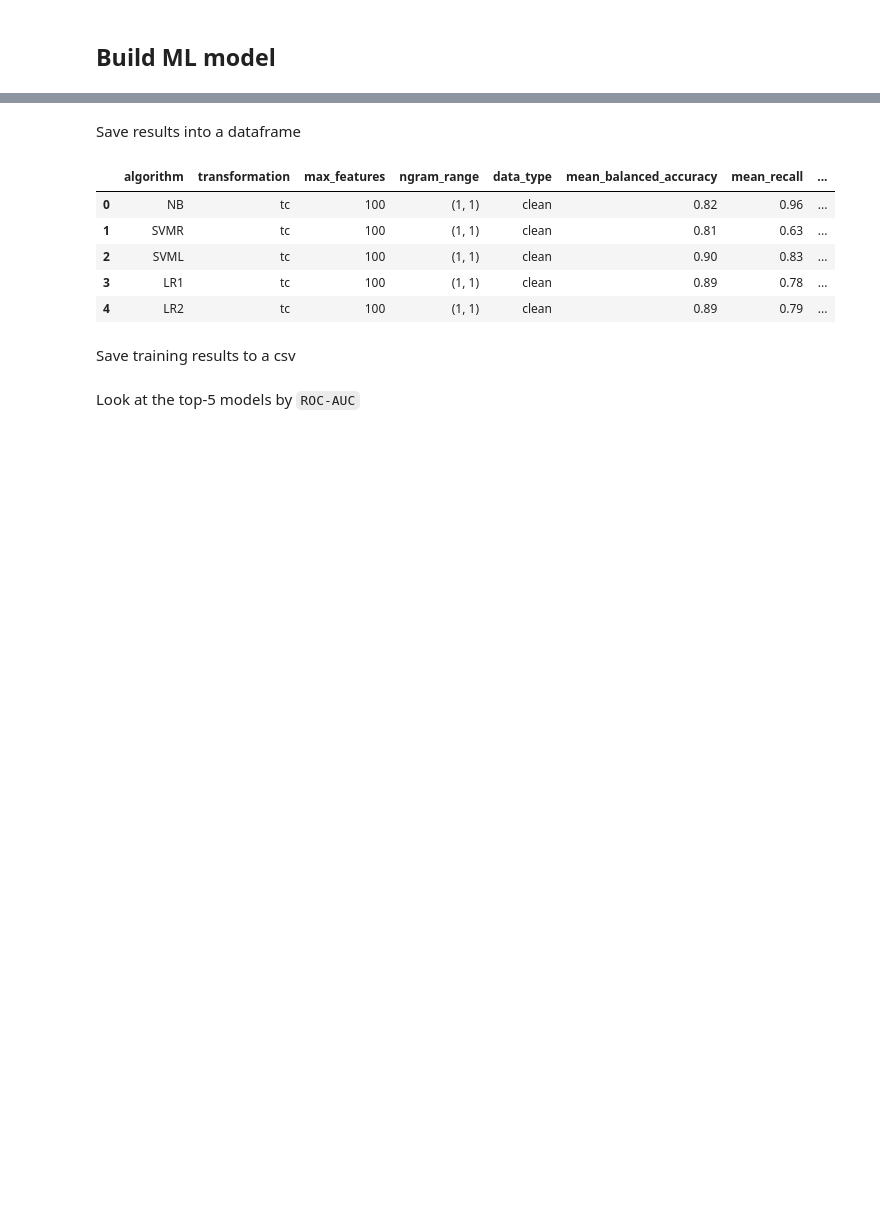
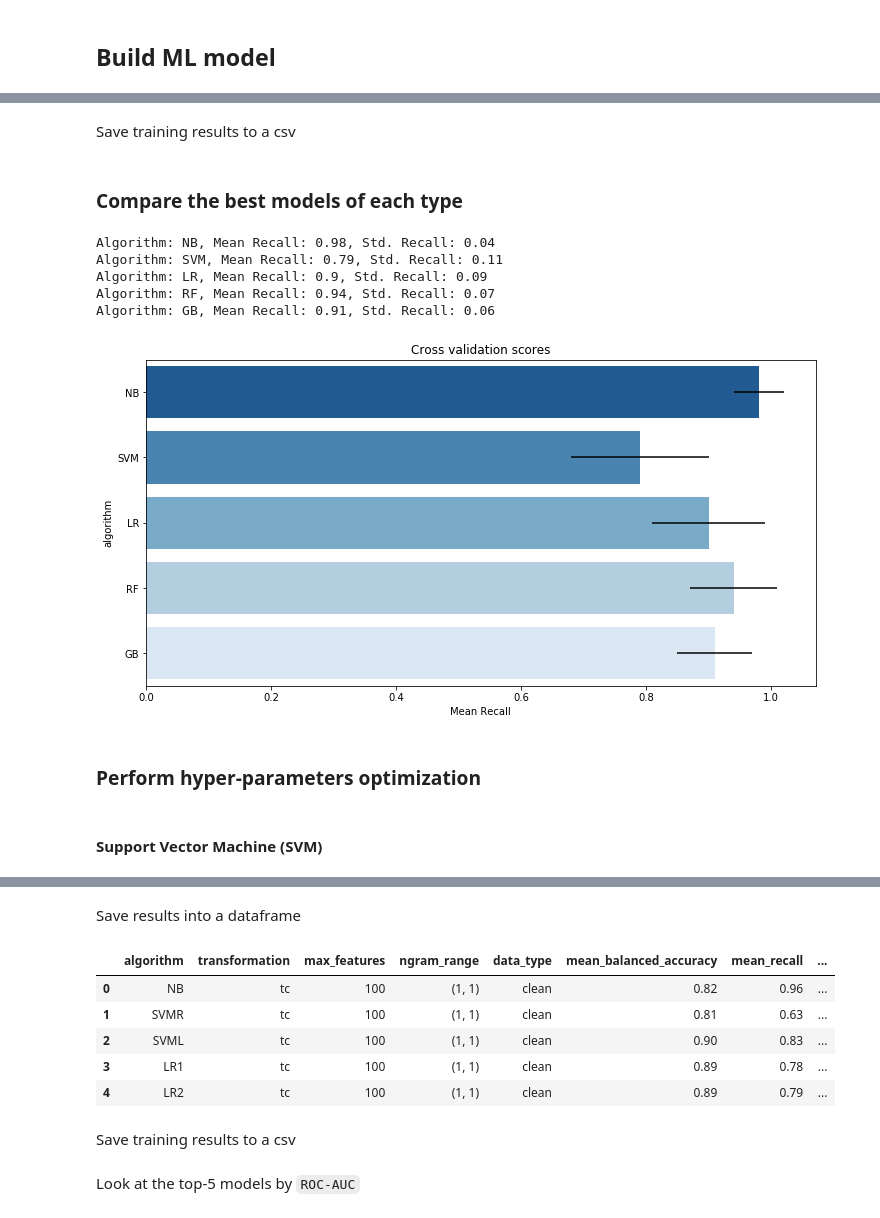
Before and after one commit to joausaga/impact-classifier, a Jupyter notebook: 1.impact_classifier.ipynb, the cells around one changed output, grey strips where cells are left out. Saved outputs shown, nothing was run; the diff lists cells and outputs as text; code cells hidden in the pictures; blank space fills up the shorter version.

```diff
--- a/1.impact_classifier.ipynb
+++ b/1.impact_classifier.ipynb
@@ -284,7 +251,7 @@ with tqdm(total=total_cycles, file=sys.stdout) as pbar:
     for transformation in transformations:
         for max_feature in max_features:
             for ngram_range in ngram_ranges:
-                for data_type, data_dict in preprocess_data.items():
+                for processing_task, data_dict in preprocess_data.items():
                     pbar.update(1)
                     data = data_dict['data']
                     transformed_data, _ = extract_BoW_features(data, max_feature, transformation, ngram_range)
@@ -294,7 +261,7 @@ with tqdm(total=total_cycles, file=sys.stdout) as pbar:
                             'max_features': max_feature,
                             'ngram_range': ngram_range,
                             'data': transformed_data,
-                            'data_type': data_type,
+                            'processing_task': processing_task,
                             'labels': data_dict['labels']
                         }
                     )
@@ -428,0 +357,4 @@ with tqdm(total=total_cycles, file=sys.stdout) as pbar:
+# %%
+kfold = KFold(n_splits=10, shuffle=True, random_state=42)
+algorithms = ['NB', 'SVM', 'LR', 'RF', 'GB']
+total_cycles *= len(algorithms)
@@ -428,0 +382,10 @@ with tqdm(total=total_cycles, file=sys.stdout) as pbar:
+# %%
+output_df = pd.DataFrame(columns=['algorithm', 'train_data_file', 'mean_recall'])
+for output in outputs:
+    row = {
+        'algorithm': output['algorithm'],
+        'train_data_file': output['train_filename'],
+        'mean_recall': round(output['metrics'].mean(), 2),
+        'std_recall': round(output['metrics'].std(), 2)
+    }
+    output_df = output_df.append(row, ignore_index=True)
@@ -428,0 +401,2 @@ with tqdm(total=total_cycles, file=sys.stdout) as pbar:
+# %% [markdown]
+Save training results to a csv
@@ -428,0 +407,33 @@ with tqdm(total=total_cycles, file=sys.stdout) as pbar:
+# %% [markdown]
+### Compare the best models of each type
+# %%
+mean_best_models, std_best_models = [], []
+for algorithm in algorithms:
+    best_model = output_df[output_df['algorithm']==algorithm].sort_values(by=['mean_recall', 'std_recall'], ascending=False).head(1)
+    mean_recall = best_model['mean_recall'].values[0]
+    std_recall = best_model['std_recall'].values[0]
+    mean_best_models.append(mean_recall)
+    std_best_models.append(std_recall)
+    print(f'Algorithm: {algorithm}, Mean Recall: {mean_recall}, Std. Recall: {std_recall}')
+# %% [output]
+Algorithm: NB, Mean Recall: 0.98, Std. Recall: 0.04
+Algorithm: SVM, Mean Recall: 0.79, Std. Recall: 0.11
+Algorithm: LR, Mean Recall: 0.9, Std. Recall: 0.09
+Algorithm: RF, Mean Recall: 0.94, Std. Recall: 0.07
+Algorithm: GB, Mean Recall: 0.91, Std. Recall: 0.06
+# %%
+cv_res = pd.DataFrame({
+    'cross_val_means': mean_best_models,
+    'cross_val_std': std_best_models,
+    'algorithm': algorithms
+})
+plt.figure(figsize=(12,6))
+g = sns.barplot('cross_val_means', 'algorithm', data = cv_res, palette='Blues_r', orient = "h", **{'xerr':std_best_models})
+g.set_xlabel('Mean Recall')
+g = g.set_title('Cross validation scores')
+# %% [output]
+[figure, added]
+# %% [markdown]
+### Perform hyper-parameters optimization
+# %% [markdown]
+#### Support Vector Machine (SVM)
```
Also changed, not shown: parts of 80 cells of this notebook.
